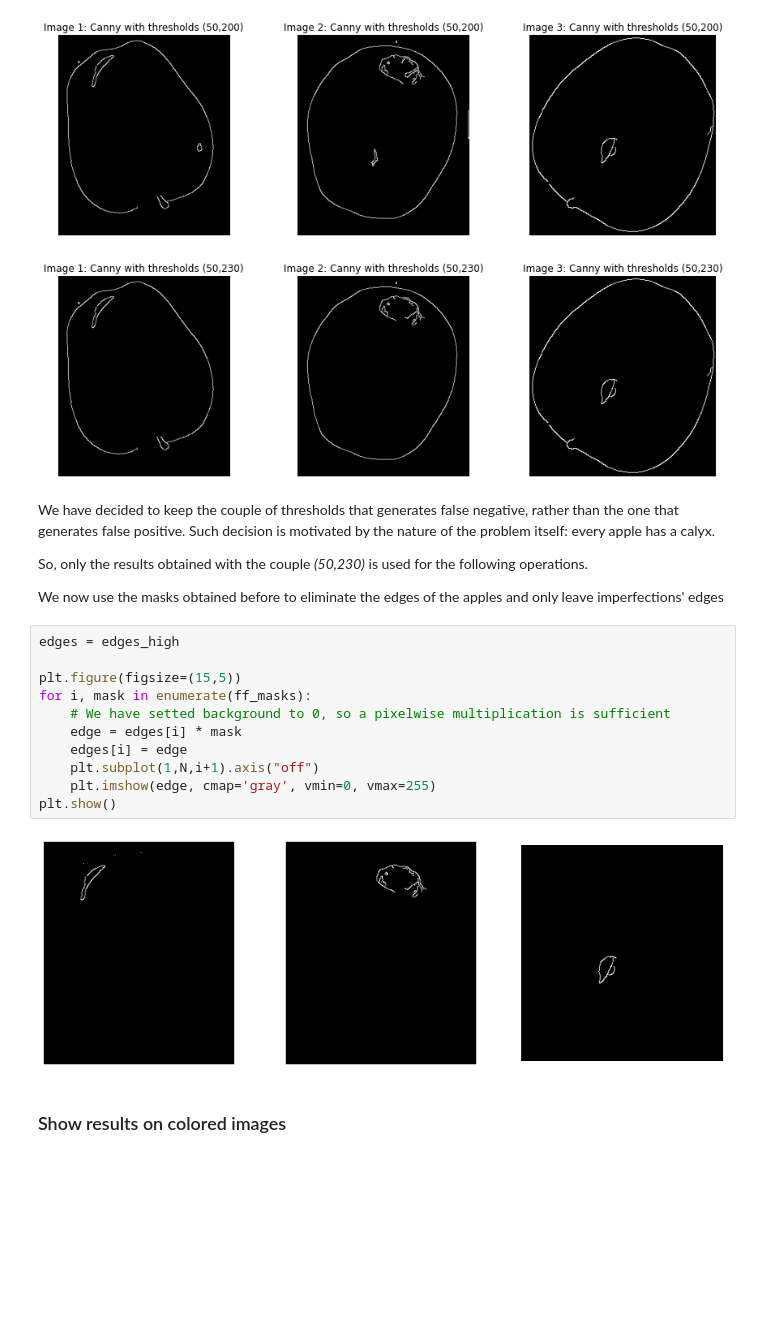
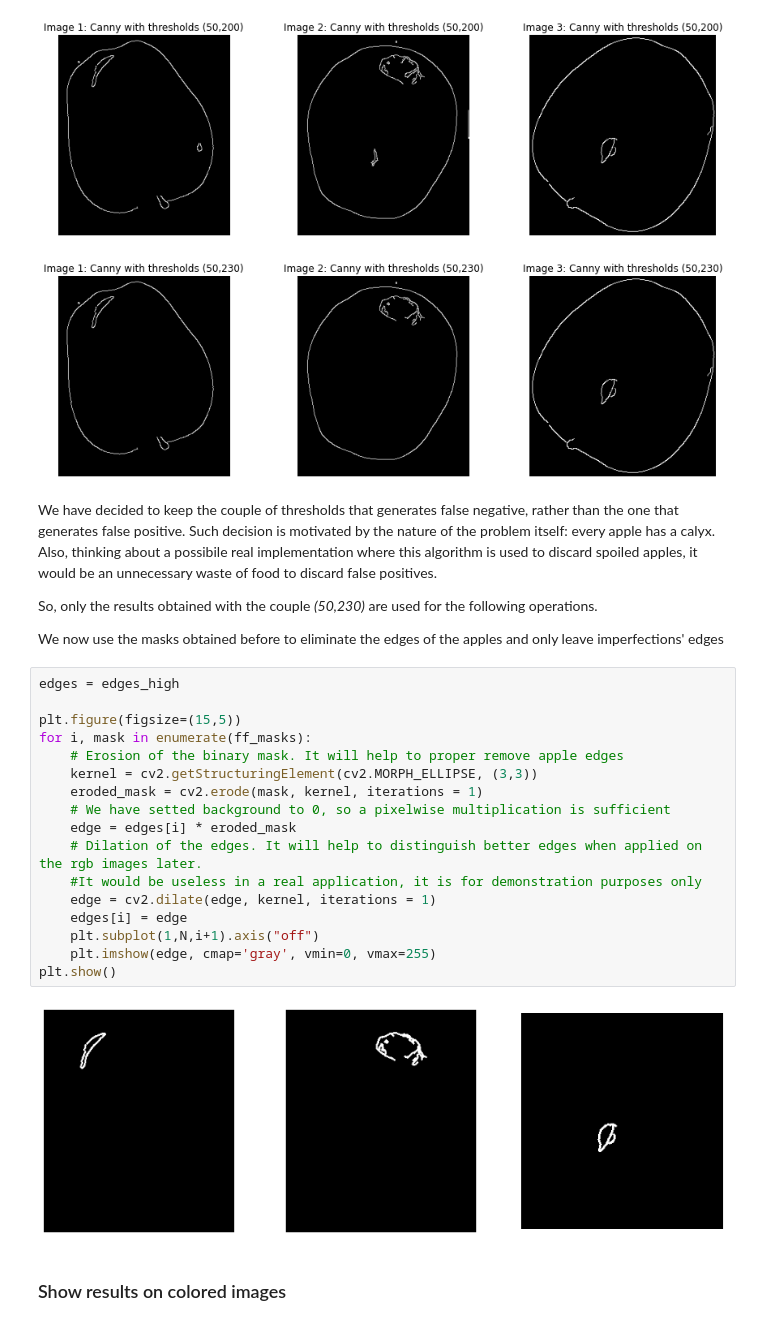
Before and after one commit to valentinaboriano/Computer-Vision, a Jupyter notebook: fruit_inspection.ipynb, the cells around one changed output. Saved outputs shown, nothing was run; the diff lists cells and outputs as text; blank space fills up the shorter version.

```diff
--- a/fruit_inspection.ipynb
+++ b/fruit_inspection.ipynb
@@ -141,24 +141,30 @@ plt.show()
 # %% [output]
 [figure]
 # %% [markdown]
-We have decided to keep the couple of thresholds that generates false negative, rather than the one that generates false positive. Such decision is motivated by the nature of the problem itself: every apple has a calyx.
+We have decided to keep the couple of thresholds that generates false negative, rather than the one that generates false positive. Such decision is motivated by the nature of the problem itself: every apple has a calyx. Also, thinking about a possibile real implementation where this algorithm is used to discard spoiled apples, it would be an unnecessary waste of food to discard false positives.
 
-So, only the results obtained with the couple _(50,230)_ is used for the following operations.
+So, only the results obtained with the couple _(50,230)_ are used for the following operations.
 
 We now use the masks obtained before to eliminate the edges of the apples and only leave imperfections' edges
 # %%
 edges = edges_high
 
 plt.figure(figsize=(15,5))
 for i, mask in enumerate(ff_masks):
+    # Erosion of the binary mask. It will help to proper remove apple edges
+    kernel = cv2.getStructuringElement(cv2.MORPH_ELLIPSE, (3,3))
+    eroded_mask = cv2.erode(mask, kernel, iterations = 1)
     # We have setted background to 0, so a pixelwise multiplication is sufficient
-    edge = edges[i] * mask
+    edge = edges[i] * eroded_mask
+    # Dilation of the edges. It will help to distinguish better edges when applied on the rgb images later.
+    #It would be useless in a real application, it is for demonstration purposes only
+    edge = cv2.dilate(edge, kernel, iterations = 1)
     edges[i] = edge
     plt.subplot(1,N,i+1).axis("off")
     plt.imshow(edge, cmap='gray', vmin=0, vmax=255)
 plt.show()
 # %% [output]
-[figure, old version]
+[figure, new version]
 # %% [markdown]
 ### Show results on colored images
 # %%
```
Also changed, not shown: parts of 10 cells of this notebook.
